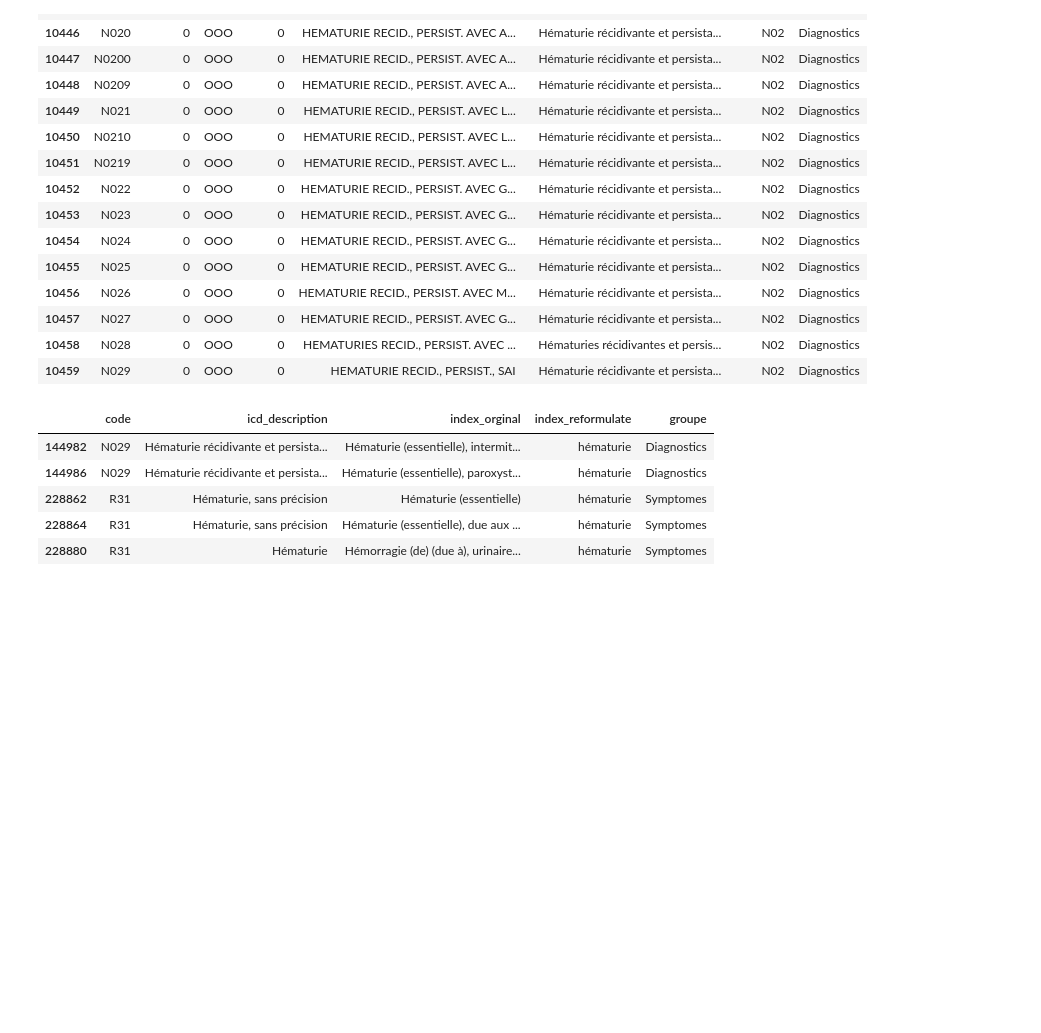
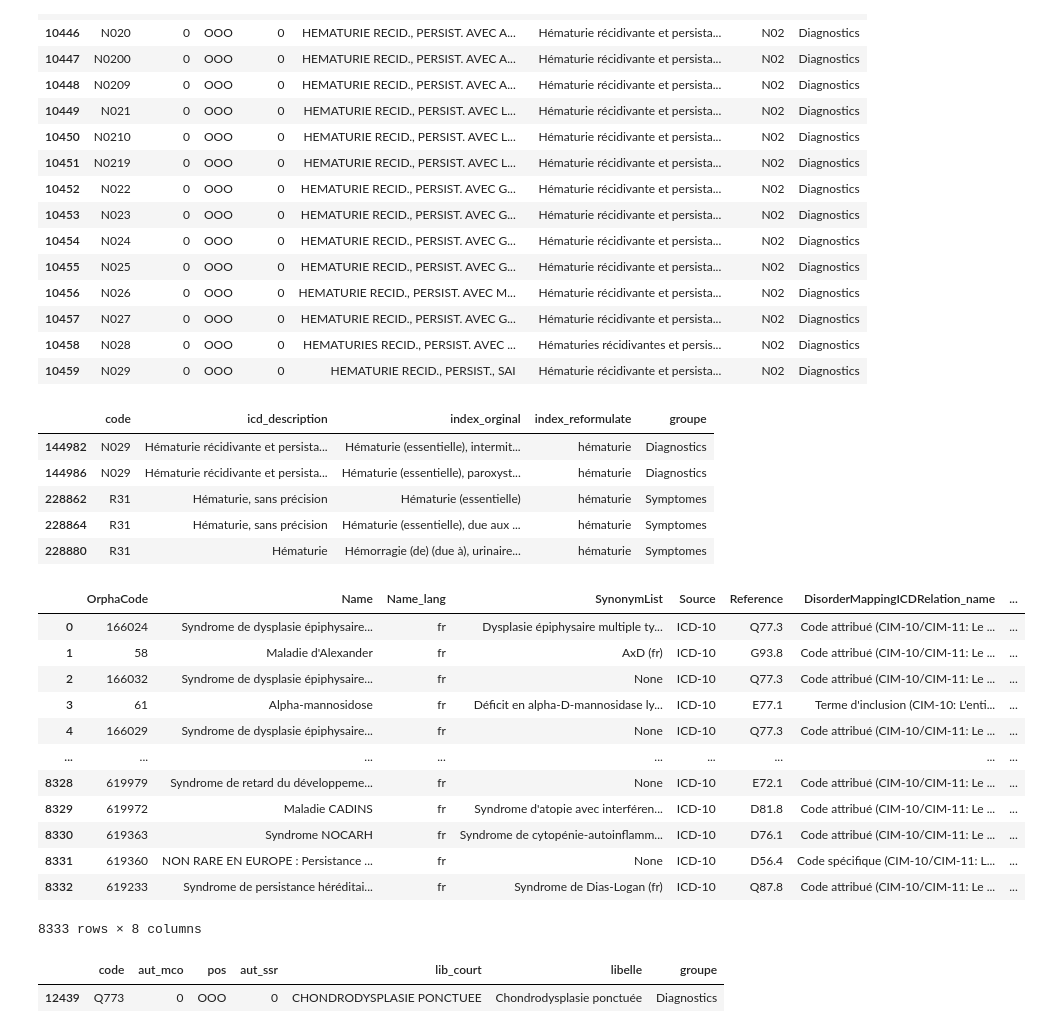
Before and after one commit to 24p11/recode-icd, a Jupyter notebook: icd_exploration.ipynb, the cells around one changed output. Saved outputs shown, nothing was run; the diff lists cells and outputs as text; code cells hidden in the pictures; blank space fills up the shorter version.

```diff
--- a/icd_exploration.ipynb
+++ b/icd_exploration.ipynb
@@ -120,0 +158,59 @@ df_index_icd[df_index_icd.index_reformulate.isin(df_tmp.index_reformulate)].sort
+# %%
+# Liste pour stocker les données
+data = []
+
+# Parcourir chaque élément Disorder
+for disorder in xml_doc.xpath('//Disorder'):
+    orpha_code = disorder.xpath('OrphaCode/text()')[0]
+    name = disorder.xpath('Name/text()')[0]
+    name_lang = disorder.xpath('Name/@lang')[0]
+
+    # Extraire les synonymes
+    synonyms = disorder.xpath('SynonymList/Synonym/text()')
+    synonyms_lang = disorder.xpath('SynonymList/Synonym/@lang')
+    synonyms_list = ', '.join([f"{synonym} ({lang})" for synonym, lang in zip(synonyms, synonyms_lang)]) if synonyms else None
+
+    # Extraire les ExternalReferences
+    for external_ref in disorder.xpath('ExternalReferenceList/ExternalReference'):
+        source = external_ref.xpath('Source/text()')[0]
+        reference = external_ref.xpath('Reference/text()')[0]
+
+        # Extraire les relations ICD
+        mapping_icd_relation_name = external_ref.xpath('DisorderMappingICDRelation/Name/text()')[0]
+        mapping_icd_relation_id = external_ref.xpath('DisorderMappingICDRelation/@id')[0]
+
+        # Ajouter les données à la liste
+        data.append({
+            'OrphaCode': orpha_code,
+            'Name': name,
+            'Name_lang': name_lang,
+            'SynonymList': synonyms_list,
+            'Source': source,
+            'Reference': reference,
+            'DisorderMappingICDRelation_name': mapping_icd_relation_name,
+            'DisorderMappingICDRelation_id': mapping_icd_relation_id,
+        })
+
+# Créer le DataFrame
+df = pd.DataFrame(data)
+# %%
+df
+# %% [output]
+|  | OrphaCode | Name | Name_lang | SynonymList | Source | Reference | DisorderMappingICDRelation_name | ... |
+| 0 | 166024 | Syndrome de dysplasie épiphysaire... | fr | Dysplasie épiphysaire multiple ty... | ICD-10 | Q77.3 | Code attribué (CIM-10/CIM-11: Le ... | ... |
+| 1 | 58 | Maladie d'Alexander | fr | AxD (fr) | ICD-10 | G93.8 | Code attribué (CIM-10/CIM-11: Le ... | ... |
+| 2 | 166032 | Syndrome de dysplasie épiphysaire... | fr | None | ICD-10 | Q77.3 | Code attribué (CIM-10/CIM-11: Le ... | ... |
+| 3 | 61 | Alpha-mannosidose | fr | Déficit en alpha-D-mannosidase ly... | ICD-10 | E77.1 | Terme d'inclusion (CIM-10: L'enti... | ... |
+| 4 | 166029 | Syndrome de dysplasie épiphysaire... | fr | None | ICD-10 | Q77.3 | Code attribué (CIM-10/CIM-11: Le ... | ... |
+| ... | ... | ... | ... | ... | ... | ... | ... | ... |
+| 8328 | 619979 | Syndrome de retard du développeme... | fr | None | ICD-10 | E72.1 | Code attribué (CIM-10/CIM-11: Le ... | ... |
+| 8329 | 619972 | Maladie CADINS | fr | Syndrome d'atopie avec interféren... | ICD-10 | D81.8 | Code attribué (CIM-10/CIM-11: Le ... | ... |
+| 8330 | 619363 | Syndrome NOCARH | fr | Syndrome de cytopénie-autoinflamm... | ICD-10 | D76.1 | Code attribué (CIM-10/CIM-11: Le ... | ... |
+| 8331 | 619360 | NON RARE EN EUROPE : Persistance ... | fr | None | ICD-10 | D56.4 | Code spécifique (CIM-10/CIM-11: L... | ... |
+| 8332 | 619233 | Syndrome de persistance héréditai... | fr | Syndrome de Dias-Logan (fr) | ICD-10 | Q87.8 | Code attribué (CIM-10/CIM-11: Le ... | ... |
+8333 rows × 8 columns
+# %%
+df_icd[df_icd.code=="Q773"]
+# %% [output]
+|  | code | aut_mco | pos | aut_ssr | lib_court | libelle | groupe |
+| 12439 | Q773 | 0 | OOO | 0 | CHONDRODYSPLASIE PONCTUEE | Chondrodysplasie ponctuée | Diagnostics |
```
Also changed, not shown: parts of 2 cells of this notebook, 48 other files.
